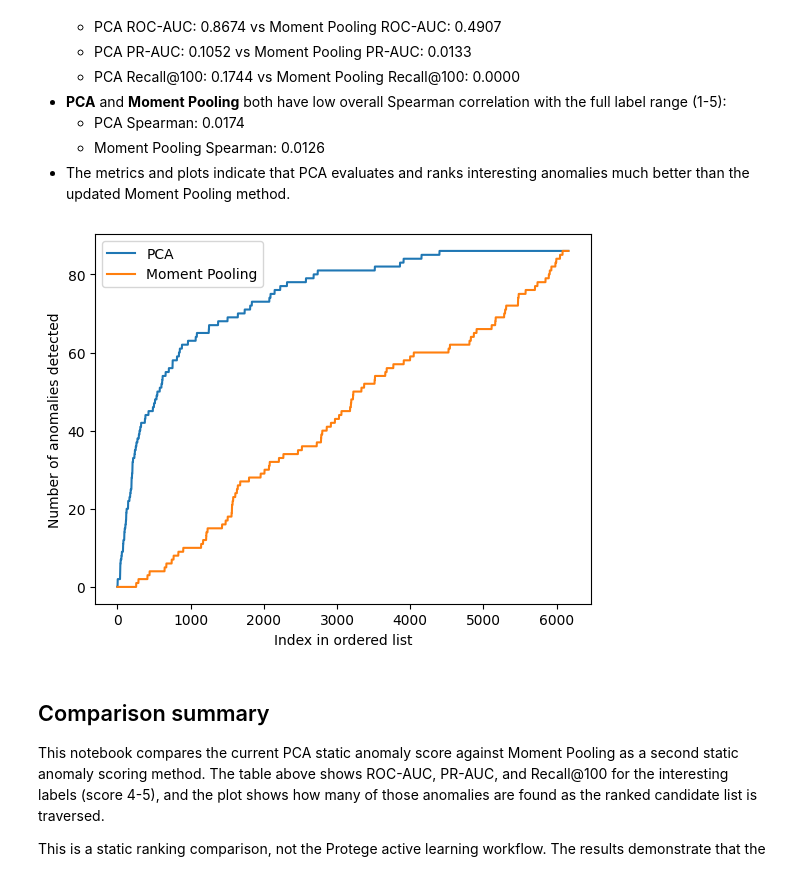
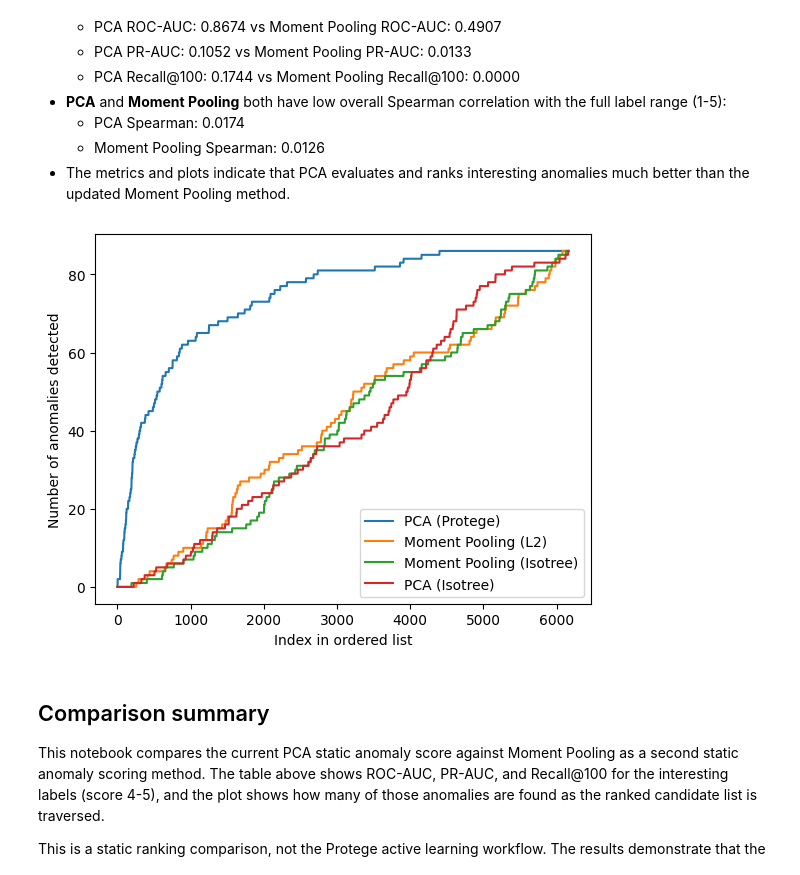
Before and after one commit to MioraRandrianasy/MGCLS_Moment_pooling_vs_PCA, a Jupyter notebook: scripts/evaluation.ipynb, the cells around one changed output. Drawn from its saved outputs; the diff is of its cells as text; code cells hidden in the pictures.

```diff
--- a/scripts/evaluation.ipynb
+++ b/scripts/evaluation.ipynb
@@ -169,16 +181,16 @@ Recall@100 Moment Pooling (interesting labels 4-5): 0.0
 - The metrics and plots indicate that PCA evaluates and ranks interesting anomalies much better than the updated Moment Pooling method.
 # %%
 plt.figure()
-plt.plot(cum_pca, label='PCA')
+plt.plot(cum_pca, label='PCA (Protege)')
 plt.plot(cum_mp, label='Moment Pooling (L2)')
 plt.plot(cum_mp_iso, label='Moment Pooling (Isotree)')
 plt.plot(cum_pca_iso, label='PCA (Isotree)')
 plt.xlabel('Index in ordered list')
 plt.ylabel('Number of anomalies detected')
 plt.legend()
 plt.show()
 # %% [output]
-[figure, old version]
+[figure, new version]
 # %% [markdown]
 ## Comparison summary
 
```
Also changed, not shown: parts of 3 cells of this notebook.
